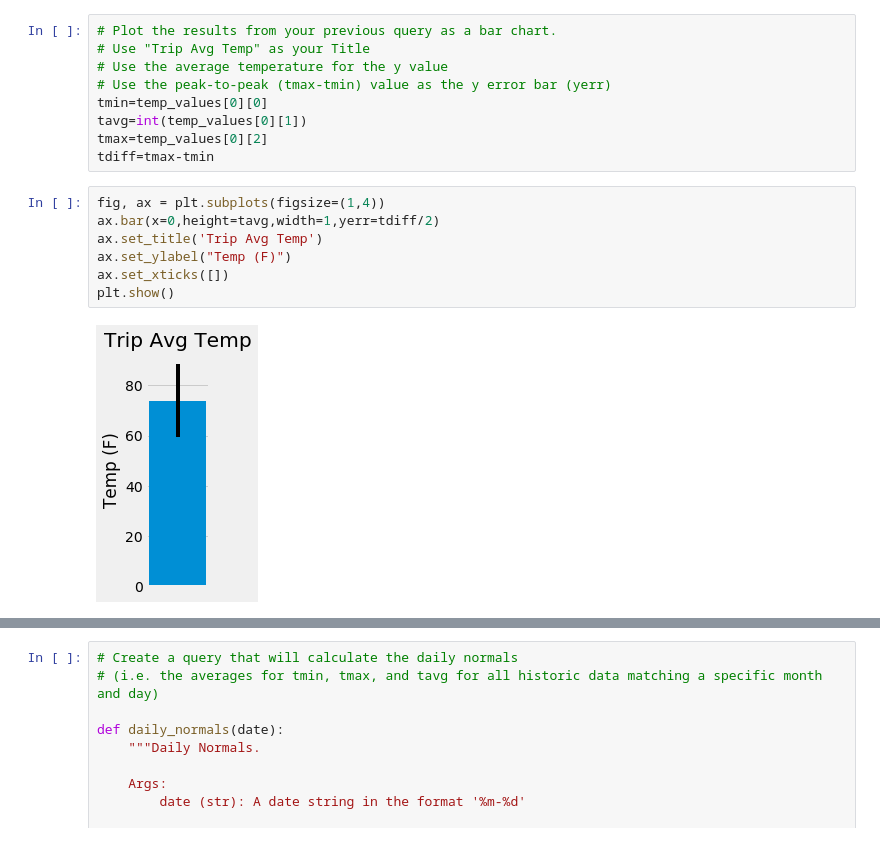
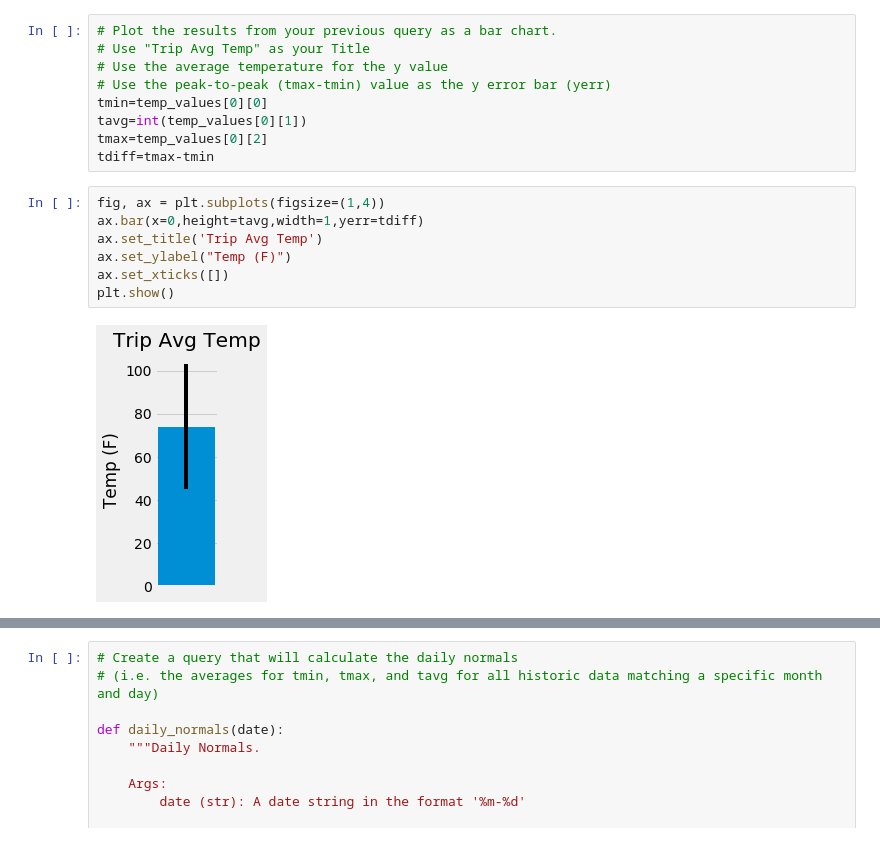
Before and after one commit to rbourdeau1/sqlalchemy-challenge, a Jupyter notebook: Instructions/climate_starter.ipynb, the cells around one changed output, grey strips where cells are left out. Cells and saved outputs as stored; diff of their text form.

```diff
--- a/Instructions/climate_starter.ipynb
+++ b/Instructions/climate_starter.ipynb
@@ -206,13 +206,13 @@ tmax=temp_values[0][2]
 tdiff=tmax-tmin
 # %%
 fig, ax = plt.subplots(figsize=(1,4))
-ax.bar(x=0,height=tavg,width=1,yerr=tdiff/2)
+ax.bar(x=0,height=tavg,width=1,yerr=tdiff)
 ax.set_title('Trip Avg Temp')
 ax.set_ylabel("Temp (F)")
 ax.set_xticks([])
 plt.show()
 # %% [output]
-[figure, old version]
+[figure, new version]
 # %%
 # Calculate the total amount of rainfall per weather station for your trip dates using the previous year's matching dates.
 # Sort this in descending order by precipitation amount and list the station, name, latitude, longitude, and elevation
```
Also changed, not shown: parts of 12 cells of this notebook, 3 other files.
